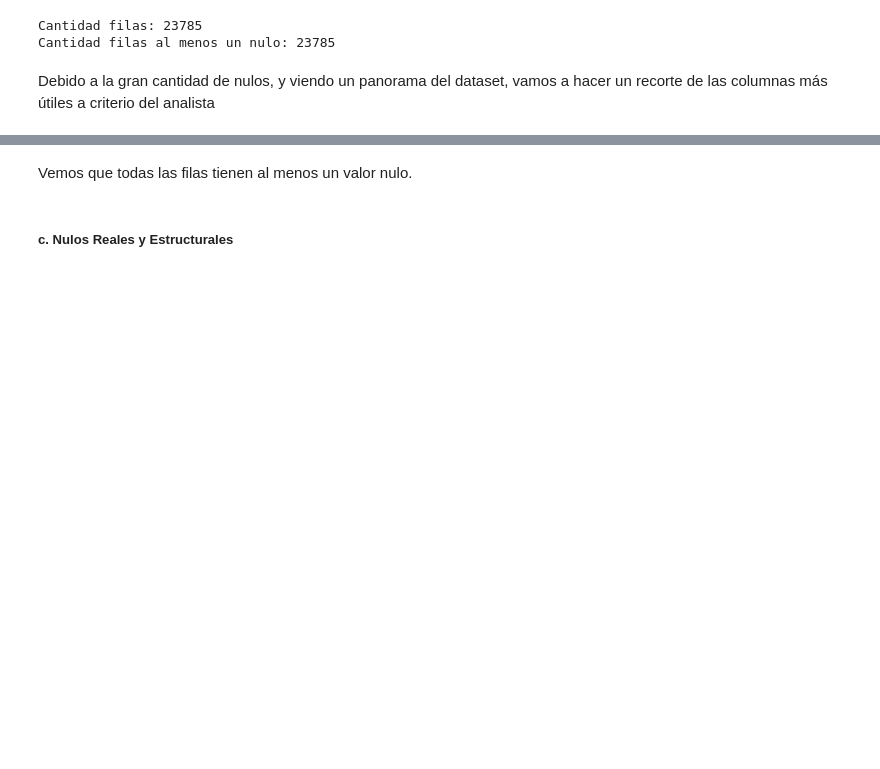
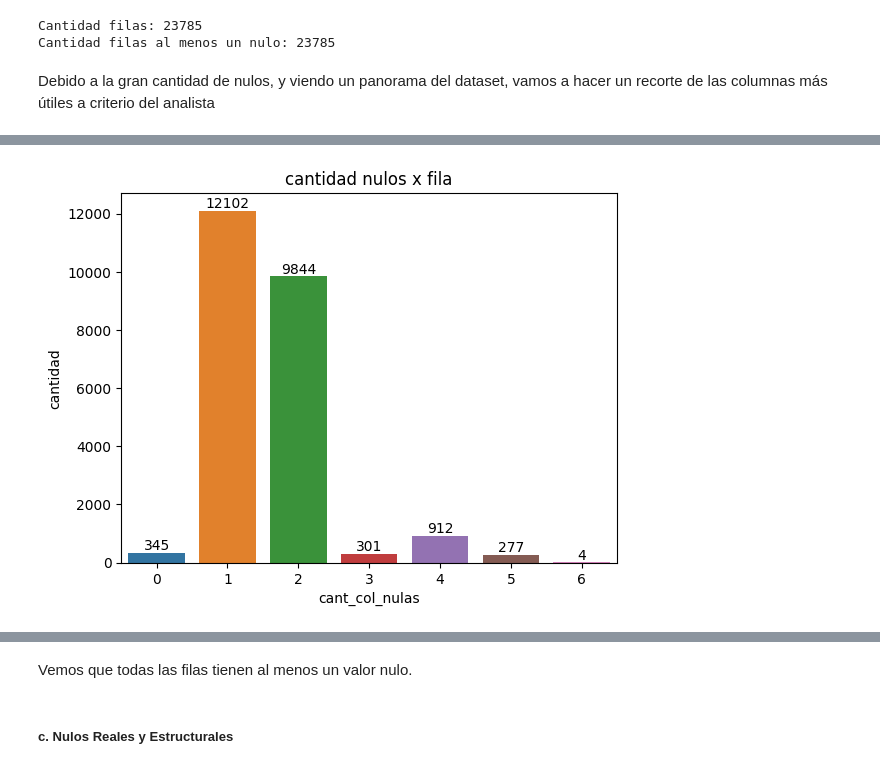
Before and after one commit to cypbk/pida-javier-bengolea, a Jupyter notebook: main.ipynb, the cells around one changed output, grey strips where cells are left out. Saved outputs shown, nothing was run; the diff lists cells and outputs as text; code cells hidden in the pictures; blank space fills up the shorter version.

```diff
--- a/main.ipynb
+++ b/main.ipynb
@@ -68,6 +69,21 @@ def resumen(data, nombre_tabla="Resumen Tabla"):
     </table>'''
 
     display(Markdown(salida))
+
+def ver_nulos_x_fila(data):
+  ax = sns.barplot(x=nulos_filas(data).cant_col_nulas, y=nulos_filas(data).cantidad)
+  for i in ax.containers:
+      ax.bar_label(i,)
+  plt.title("cantidad nulos x fila")
+  plt.show()
+
+def ver_nulos_x_columna(data):
+  nulos_columnas = data.isna().sum()[data.isna().sum() > 0].sort_values(ascending=False)
+  # ax = sns.barplot(x=nulos_columnas.index, y=nulos_columnas.values)
+  if len(nulos_columnas) > 0:
+    ax = sns.barplot(x=nulos_columnas.index, y=nulos_columnas.values)
+    for i in ax.containers:
+      ax.bar_label(i,)
 # %% [markdown]
 ## 1.1 Extracción, Transformación y Carga de Datos (ETL)
 # %% [markdown]
@@ -1336,0 +1108,6 @@ data_hl2.drop(['transporte_publico_x',	'camion_x',	'ciclista_x','moto_y','auto_y
+# %%
+data_hl = data_hl[columnas_conservar]
+# %%
+ver_nulos_x_fila(data_hl)
+# %% [output]
+[figure, added]
```
Also changed, not shown: parts of 71 cells of this notebook, 2 other files.
